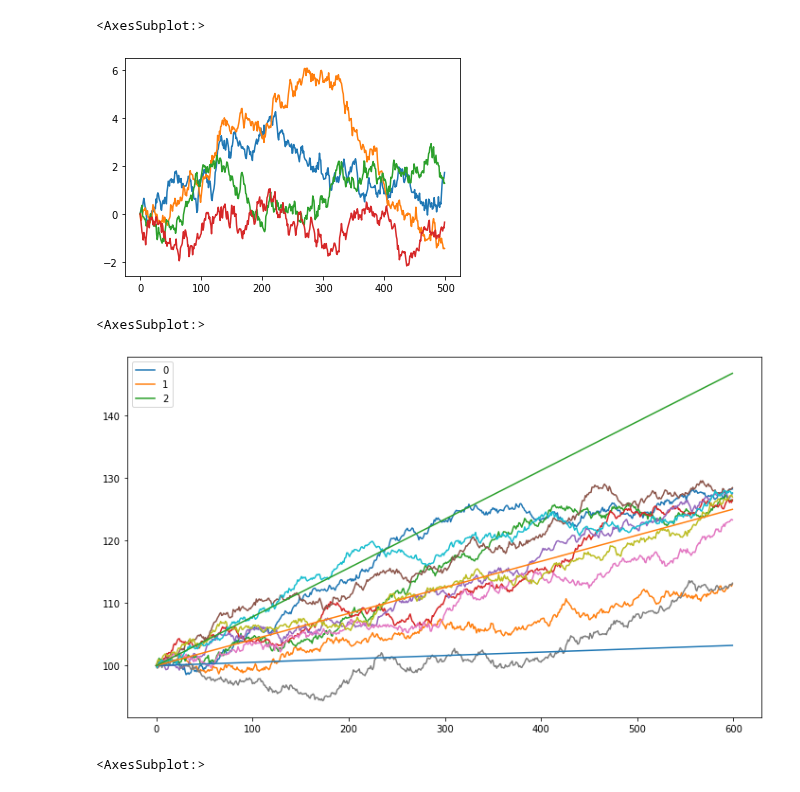
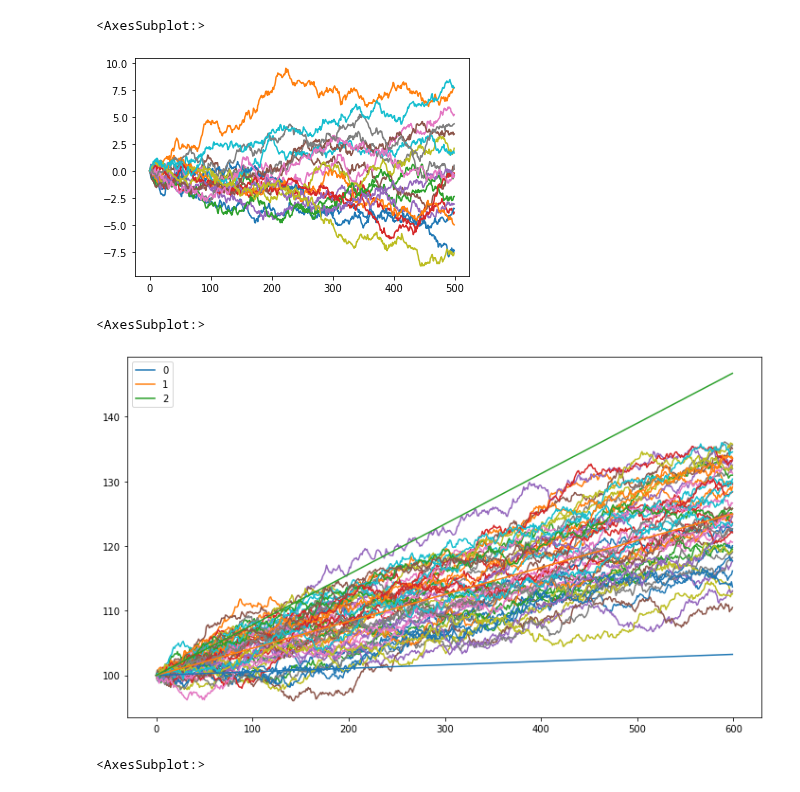
Before and after one commit to scuervo91/dcapy, a Jupyter notebook: examples/4-weiner/Weiner_procces.ipynb, the cells around one changed output. Drawn from its saved outputs; the diff is of its cells as text; code cells hidden in the pictures.

```diff
--- a/examples/4-weiner/Weiner_procces.ipynb
+++ b/examples/4-weiner/Weiner_procces.ipynb
@@ -11,25 +11,25 @@ from scipy import stats
 # %%
 x = Weiner()
 
-df = x.brownian_motion(500,4)
+df = x.brownian_motion(500,20)
 #dfa = x.brownian_motion(5000,3,interval=0.6)
 fig, ax = plt.subplots()
 df.plot(ax=ax,legend=False)
 #dfa.plot(ax=ax)
 # %% [output]
 <AxesSubplot:>
-[figure, old version]
+[figure, new version]
 # %%
 x1 = Weiner(initial_condition=100,drift=0.5, freq='A')
 
 fig,ax = plt.subplots(figsize=(12,7))
-df1 = x1.brownian_motion(50*12,10, freq_output='M')
+df1 = x1.brownian_motion(50*12,50, freq_output='M')
 df1.plot(ax=ax,legend=False)
 df1a = x1.brownian_motion(50*12,3, freq_output='M',interval=0.1)
 df1a.plot(ax=ax)
 # %% [output]
 <AxesSubplot:>
-[figure, old version]
+[figure, new version]
 # %%
 x2 = Weiner(
     initial_condition=0,
```
Also changed, not shown: 10 other files.
